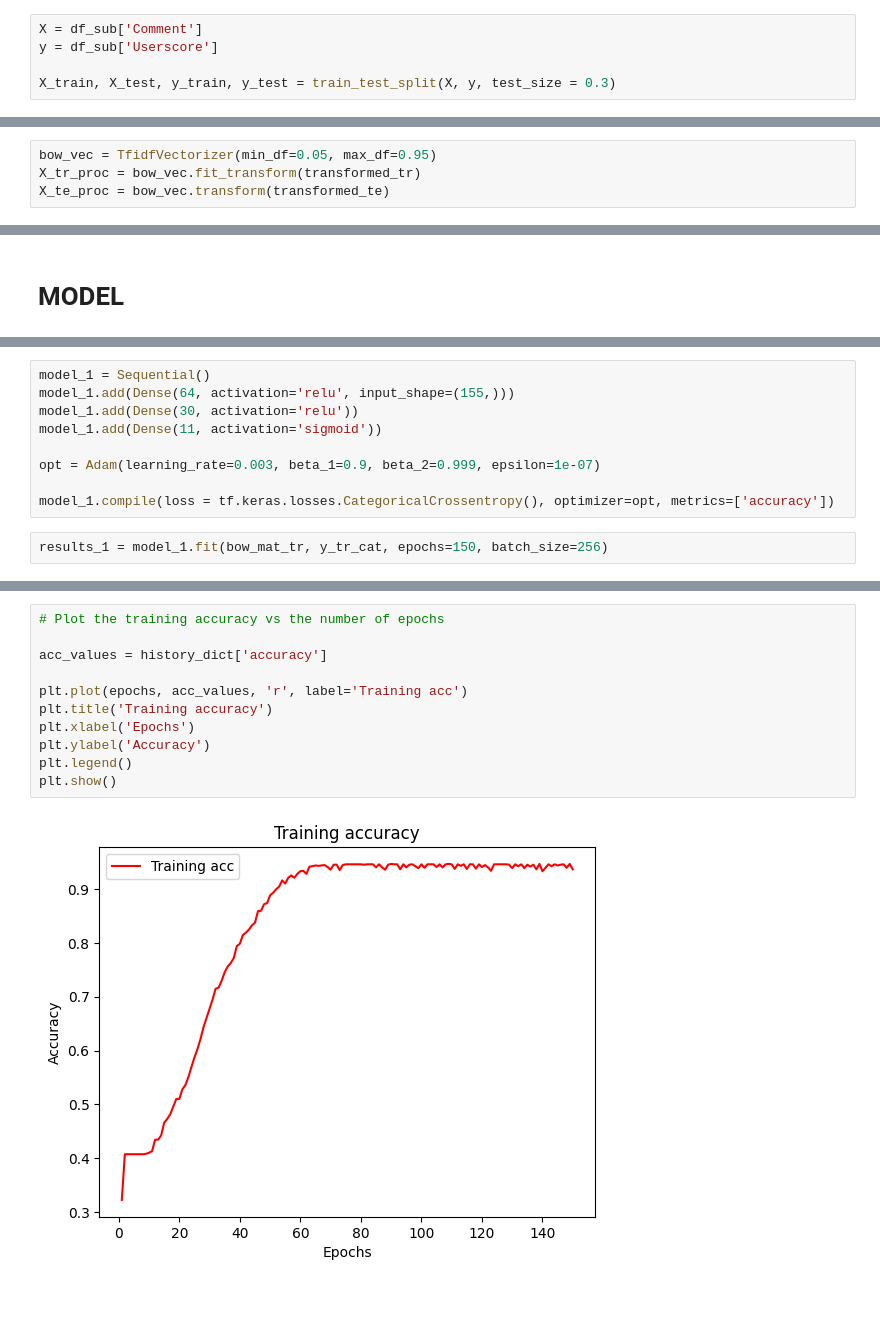
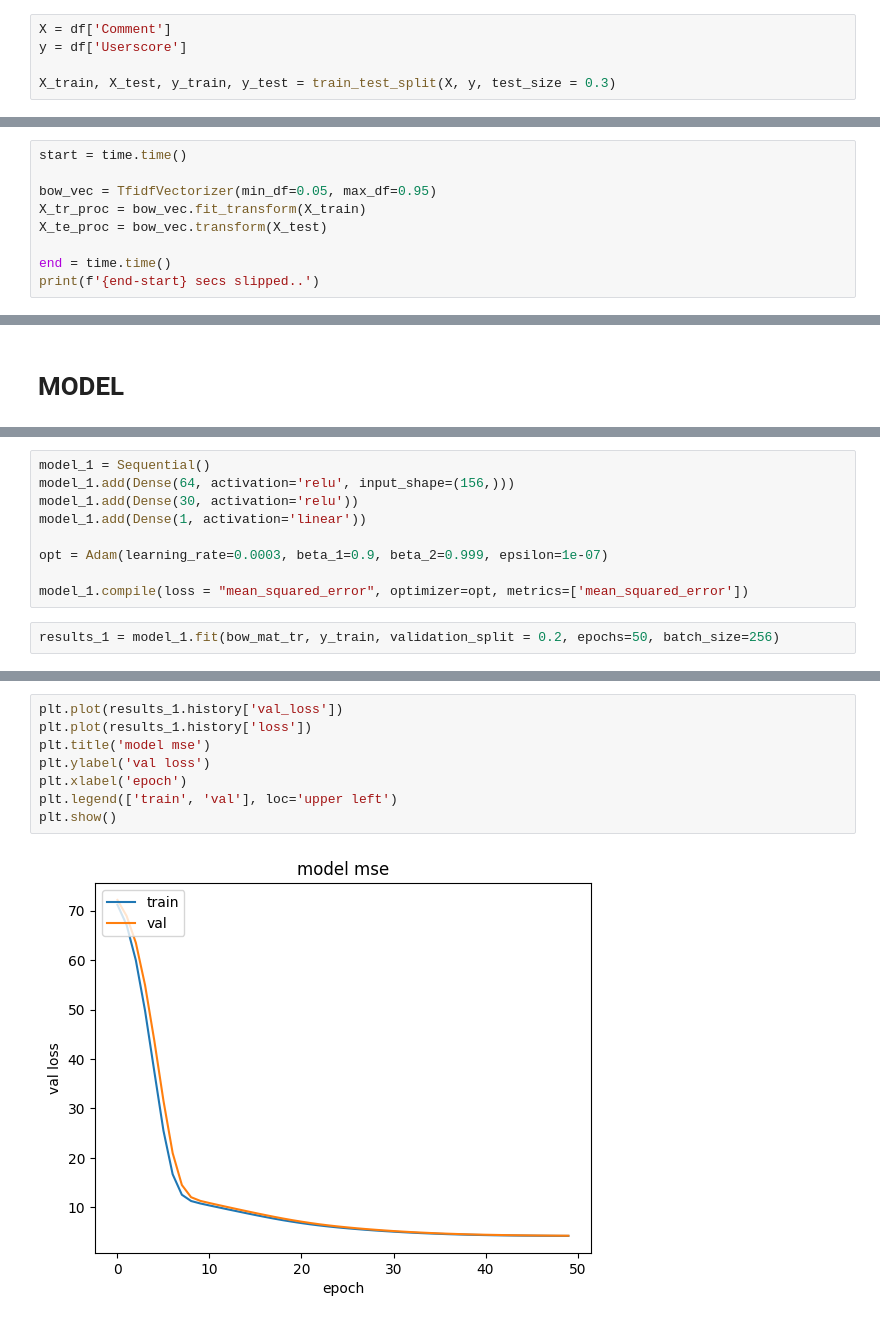
Before and after one commit to vivyhasadream/Game_Recommender_System_W_Sentimental_Analyzer, a Jupyter notebook: 3_Modelling_Metacritic_NLP_tensorflow.ipynb, the cells around one changed output, grey strips where cells are left out. Cells and saved outputs as stored; diff of their text form.

Commit message:
update rf, tensorflow model, update nlp eda

```diff
--- a/3_Modelling_Metacritic_NLP_tensorflow.ipynb
+++ b/3_Modelling_Metacritic_NLP_tensorflow.ipynb
@@ -134,7 +131,7 @@ Name: Userscore, dtype: float64
 # %% [markdown]
 # Train test split
 # %%
-X = df_sub['Comment']
-y = df_sub['Userscore']
+X = df['Comment']
+y = df['Userscore']
 
 X_train, X_test, y_train, y_test = train_test_split(X, y, test_size = 0.3)
@@ -156,4 +140,9 @@ transformed_te = pickle.load(open('processed_df/transformed_te_2k.pkl','rb'))
 # %%
+start = time.time()
+
 bow_vec = TfidfVectorizer(min_df=0.05, max_df=0.95)
-X_tr_proc = bow_vec.fit_transform(transformed_tr)
-X_te_proc = bow_vec.transform(transformed_te)
+X_tr_proc = bow_vec.fit_transform(X_train)
+X_te_proc = bow_vec.transform(X_test)
+
+end = time.time()
+print(f'{end-start} secs slipped..')
@@ -176,12 +164,12 @@ y_te_cat.shape
 # %%
 model_1 = Sequential()
-model_1.add(Dense(64, activation='relu', input_shape=(155,)))
+model_1.add(Dense(64, activation='relu', input_shape=(156,)))
 model_1.add(Dense(30, activation='relu'))
-model_1.add(Dense(11, activation='sigmoid'))
+model_1.add(Dense(1, activation='linear'))
 
-opt = Adam(learning_rate=0.003, beta_1=0.9, beta_2=0.999, epsilon=1e-07)
+opt = Adam(learning_rate=0.0003, beta_1=0.9, beta_2=0.999, epsilon=1e-07)
 
-model_1.compile(loss = tf.keras.losses.CategoricalCrossentropy(), optimizer=opt, metrics=['accuracy'])
+model_1.compile(loss = "mean_squared_error", optimizer=opt, metrics=['mean_squared_error'])
 # %%
-results_1 = model_1.fit(bow_mat_tr, y_tr_cat, epochs=150, batch_size=256)
+results_1 = model_1.fit(bow_mat_tr, y_train, validation_split = 0.2, epochs=50, batch_size=256)
 # %% [output]
@@ -223,14 +198,11 @@ plt.show()
-# %%
-# Plot the training accuracy vs the number of epochs
-
-acc_values = history_dict['accuracy']
-
-plt.plot(epochs, acc_values, 'r', label='Training acc')
-plt.title('Training accuracy')
-plt.xlabel('Epochs')
-plt.ylabel('Accuracy')
-plt.legend()
-plt.show()
-# %% [output]
-[figure, removed]
+# %%
+plt.plot(results_1.history['val_loss'])
+plt.plot(results_1.history['loss'])
+plt.title('model mse')
+plt.ylabel('val loss')
+plt.xlabel('epoch')
+plt.legend(['train', 'val'], loc='upper left')
+plt.show()
+# %% [output]
+[figure, added]
 # %%
```
Also changed, not shown: parts of 24 cells of this notebook, 2 other files.
